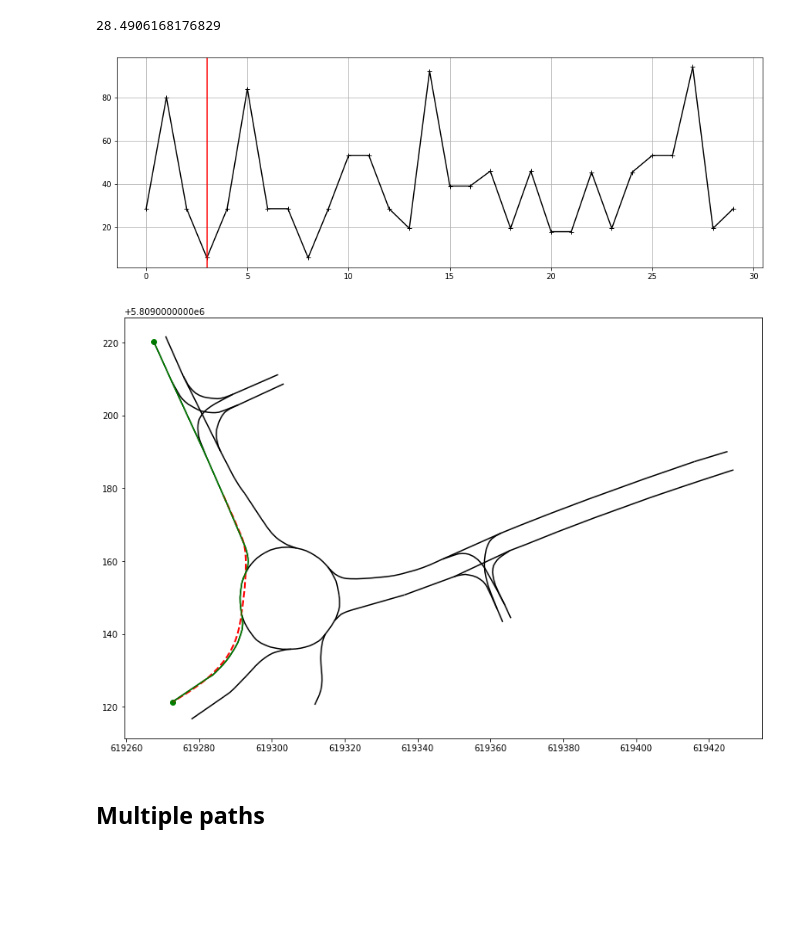
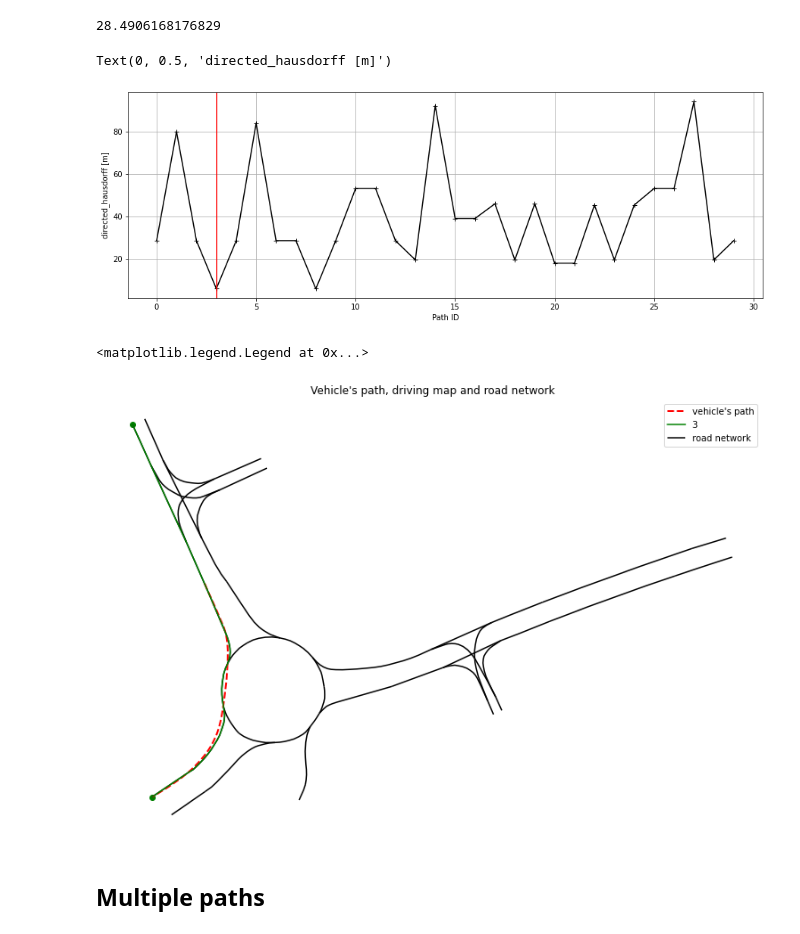
Before and after one commit to kopytjuk/opendd-analysis, a Jupyter notebook: notebooks/Distance Analysis.ipynb, the cells around one changed output. Drawn from its saved outputs; the diff is of its cells as text; code cells hidden in the pictures; blank space fills up the shorter version.

```diff
--- a/notebooks/Distance Analysis.ipynb
+++ b/notebooks/Distance Analysis.ipynb
@@ -87,7 +85,7 @@ def pairwise(iterable):
 # %%
 def graph_path_to_linestring(G, path: List[object]) -> LineString:
     lines = list()
-    for n0, n1 in pairwise(self.path):
+    for n0, n1 in pairwise(path):
         geometry = G.edges[n0, n1]['geometry']
         lines.append(geometry)
     ls = ops.linemerge(lines)
@@ -95,6 +93,8 @@ def graph_path_to_linestring(G, path: List[object]) -> LineString:
 # %%
 @dataclass
 class DrivablePath:
+    """Data structure representing a drivable path (extracted from the map graph)
+    """
     id: int
     path: LineString
 
@@ -104,7 +104,8 @@ class DrivablePath:
         ax.plot(x, y, label=str(self.id), color=color)
         ax.scatter([x[0], x[-1]], [y[0], y[-1]], color=color)
 
-    def length(self, graph):
+    @property
+    def length(self) -> float:
         ls = self.path
         return ls.length
 # %%
@@ -137,9 +138,9 @@ axs = axs.flatten()
 for i, dp in enumerate(paths):
     axi = axs[i]
     trafficlanes.plot(ax=axi, color="k", label="traffic lanes")
-    dp.plot(axi, as_linestring=True, graph=traffic_lanes_graph, color="red")
+    dp.plot(axi, color="red")
     axi.set_axis_off()
-    axi.set_title(f"Path {i}: {dp.length(traffic_lanes_graph):.2f}m")
+    axi.set_title(f"Path {i}: {dp.length:.2f}m")
 # %% [output]
 [figure]
 # %% [markdown]
@@ -236,7 +241,7 @@ N = 100
 
 for i, dp in enumerate(paths):
 
-    d = compute_path_distance(vehicle_path_linestring, dp.linestring(traffic_lanes_graph))
+    d = compute_path_distance(vehicle_path_linestring, dp.path)
     distances.append(d)
 
 distances = np.array(distances)
@@ -251,17 +256,24 @@ d
 # %%
 plt.figure(figsize=(15, 5))
 plt.plot(distances, "k+-")
 plt.axvline(distances.argmin(), color="r")
 plt.grid()
+plt.xlabel("Path ID")
+plt.ylabel("directed_hausdorff [m]")
 # %% [output]
+Text(0, 0.5, 'directed_hausdorff [m]')
-[figure, old version]
+[figure, new version]
 # %%
 fig, ax = plt.subplots(figsize=(16, 9))
-trafficlanes.plot(ax=ax, color="k", label="traffic lanes")
-ax.plot(*vehicle_path_linestring.xy, lw=2, c="red", ls="--")
-paths[distances.argmin()].plot(ax, as_linestring=True, graph=traffic_lanes_graph, color="green")
+trafficlanes.plot(ax=ax, color="k", label="road network")
+ax.plot(*vehicle_path_linestring.xy, lw=2, c="red", ls="--", label="vehicle's path")
+paths[distances.argmin()].plot(ax, color="green")
+ax.set_axis_off()
+ax.set_title("Vehicle's path, driving map and road network")
+ax.legend()
 # %% [output]
+<matplotlib.legend.Legend at 0x...>
-[figure, old version]
+[figure, new version]
 # %% [markdown]
 ## Multiple paths
 # %%
```
Also changed, not shown: parts of 18 cells of this notebook.
